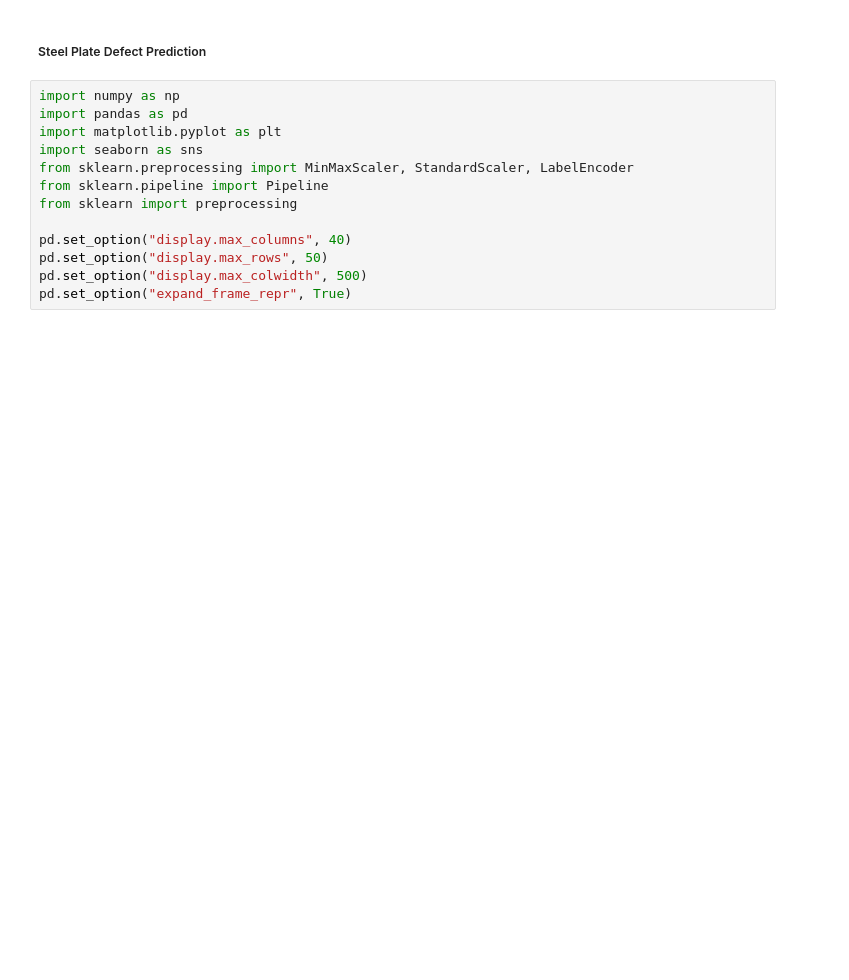
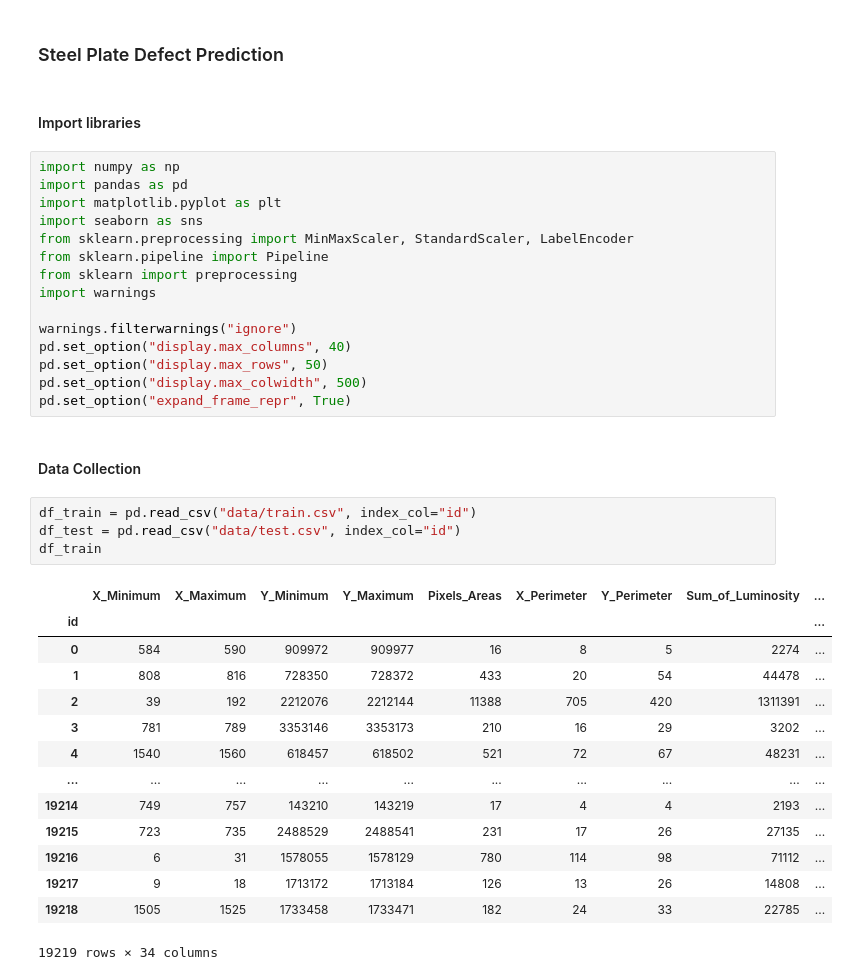
Before and after one commit to felipedds/steel-plate-defect-prediction, a Jupyter notebook: analysis-1.ipynb, the cells around one changed output. Cells and saved outputs as stored; diff of their text form; blank space fills up the shorter version.

```diff
--- a/analysis-1.ipynb
+++ b/analysis-1.ipynb
@@ -1,5 +1,7 @@
 # %% [markdown]
-##### Steel Plate Defect Prediction
+### Steel Plate Defect Prediction
+# %% [markdown]
+#### Import libraries
 # %%
 import numpy as np
 import pandas as pd
@@ -8,8 +10,31 @@ import seaborn as sns
 from sklearn.preprocessing import MinMaxScaler, StandardScaler, LabelEncoder
 from sklearn.pipeline import Pipeline
 from sklearn import preprocessing
+import warnings
 
+warnings.filterwarnings("ignore")
 pd.set_option("display.max_columns", 40)
 pd.set_option("display.max_rows", 50)
 pd.set_option("display.max_colwidth", 500)
 pd.set_option("expand_frame_repr", True)
+# %% [markdown]
+#### Data Collection
+# %%
+df_train = pd.read_csv("data/train.csv", index_col="id")
+df_test = pd.read_csv("data/test.csv", index_col="id")
+df_train
+# %% [output]
+|  | X_Minimum | X_Maximum | Y_Minimum | Y_Maximum | Pixels_Areas | X_Perimeter | Y_Perimeter | Sum_of_Luminosity | ... |
+| id |  |  |  |  |  |  |  |  | ... |
+| 0 | 584 | 590 | 909972 | 909977 | 16 | 8 | 5 | 2274 | ... |
+| 1 | 808 | 816 | 728350 | 728372 | 433 | 20 | 54 | 44478 | ... |
+| 2 | 39 | 192 | 2212076 | 2212144 | 11388 | 705 | 420 | 1311391 | ... |
+| 3 | 781 | 789 | 3353146 | 3353173 | 210 | 16 | 29 | 3202 | ... |
+| 4 | 1540 | 1560 | 618457 | 618502 | 521 | 72 | 67 | 48231 | ... |
+| ... | ... | ... | ... | ... | ... | ... | ... | ... | ... |
+| 19214 | 749 | 757 | 143210 | 143219 | 17 | 4 | 4 | 2193 | ... |
+| 19215 | 723 | 735 | 2488529 | 2488541 | 231 | 17 | 26 | 27135 | ... |
+| 19216 | 6 | 31 | 1578055 | 1578129 | 780 | 114 | 98 | 71112 | ... |
+| 19217 | 9 | 18 | 1713172 | 1713184 | 126 | 13 | 26 | 14808 | ... |
+| 19218 | 1505 | 1525 | 1733458 | 1733471 | 182 | 24 | 33 | 22785 | ... |
+19219 rows × 34 columns
```
Also changed, not shown: parts of 9 cells of this notebook, 1 other file.
